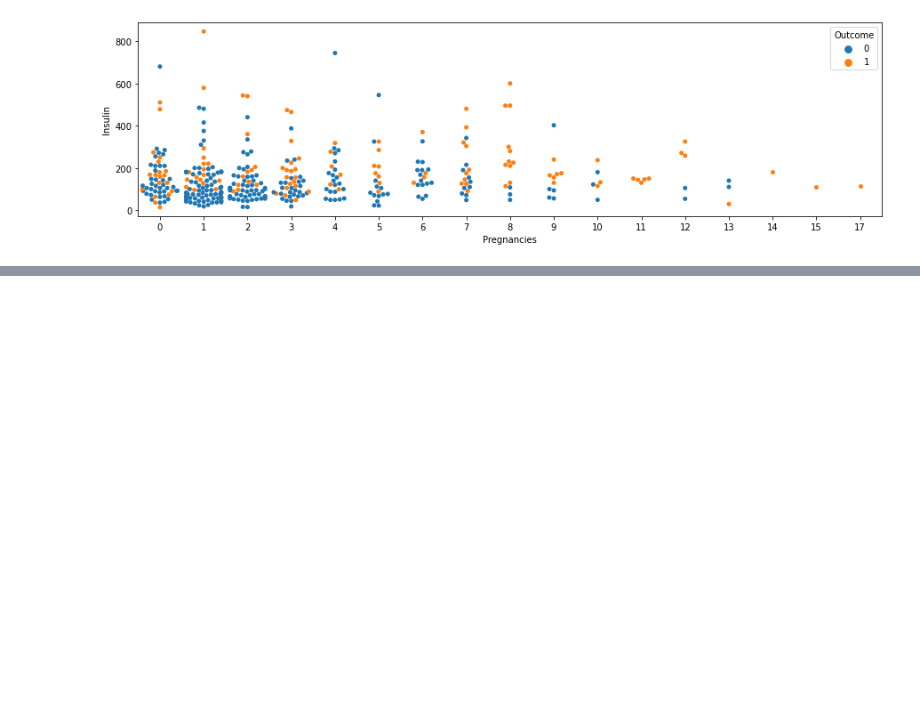
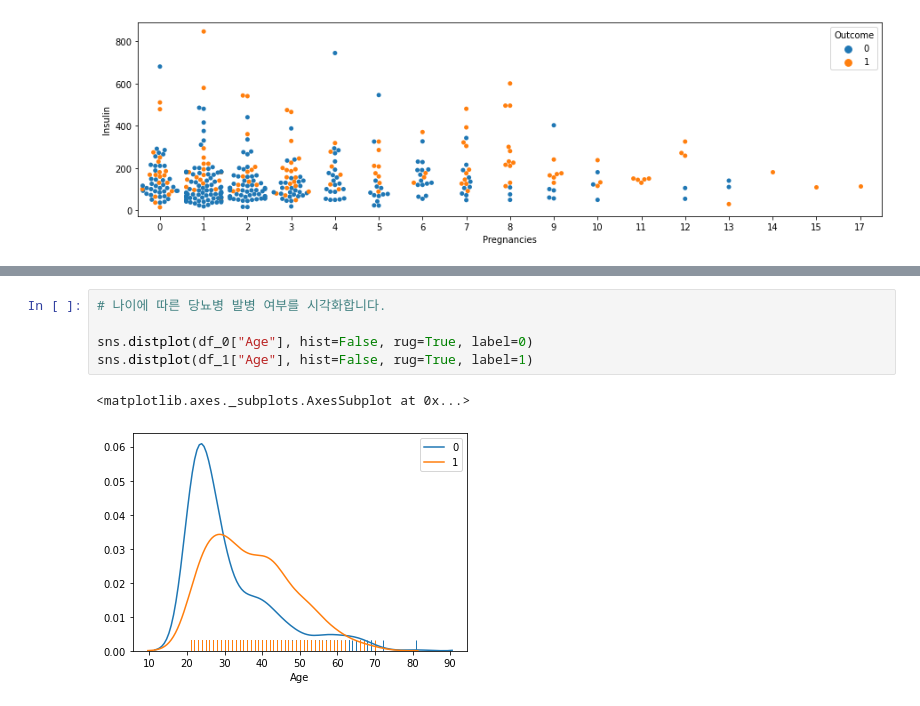
Before and after one commit to baesku789/jupyter, a Jupyter notebook: pima-diabetes-eda.ipynb, the cells around one changed output, grey strips where cells are left out. Cells and saved outputs as stored; diff of their text form; blank space fills up the shorter version.

```diff
--- a/pima-diabetes-eda.ipynb
+++ b/pima-diabetes-eda.ipynb
@@ -339,0 +356,8 @@ sns.swarmplot(data=df[df["Insulin"] > 0],
+# %%
+# 나이에 따른 당뇨병 발병 여부를 시각화합니다.
+
+sns.distplot(df_0["Age"], hist=False, rug=True, label=0)
+sns.distplot(df_1["Age"], hist=False, rug=True, label=1)
+# %% [output]
+<matplotlib.axes._subplots.AxesSubplot at 0x...>
+[figure, added]
```
Also changed, not shown: parts of 16 cells of this notebook.
